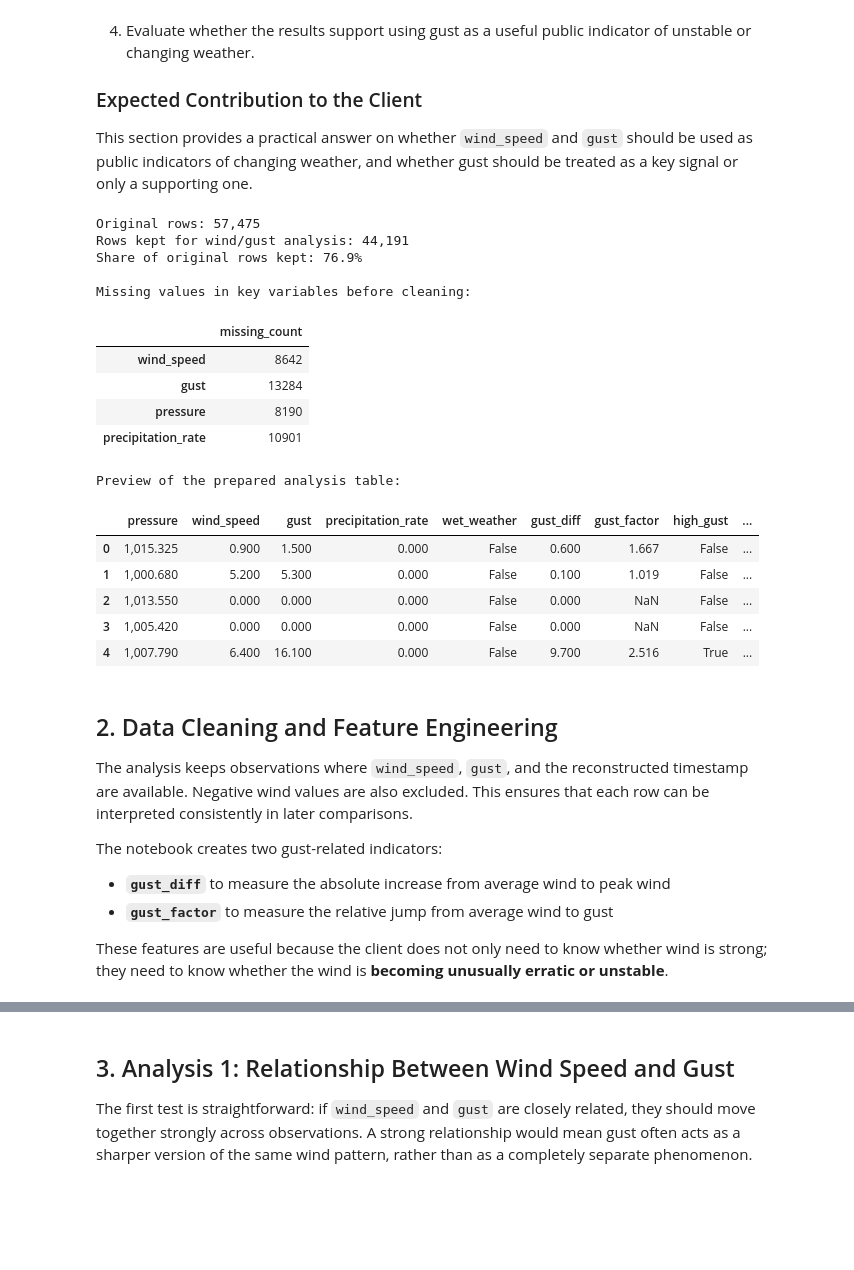
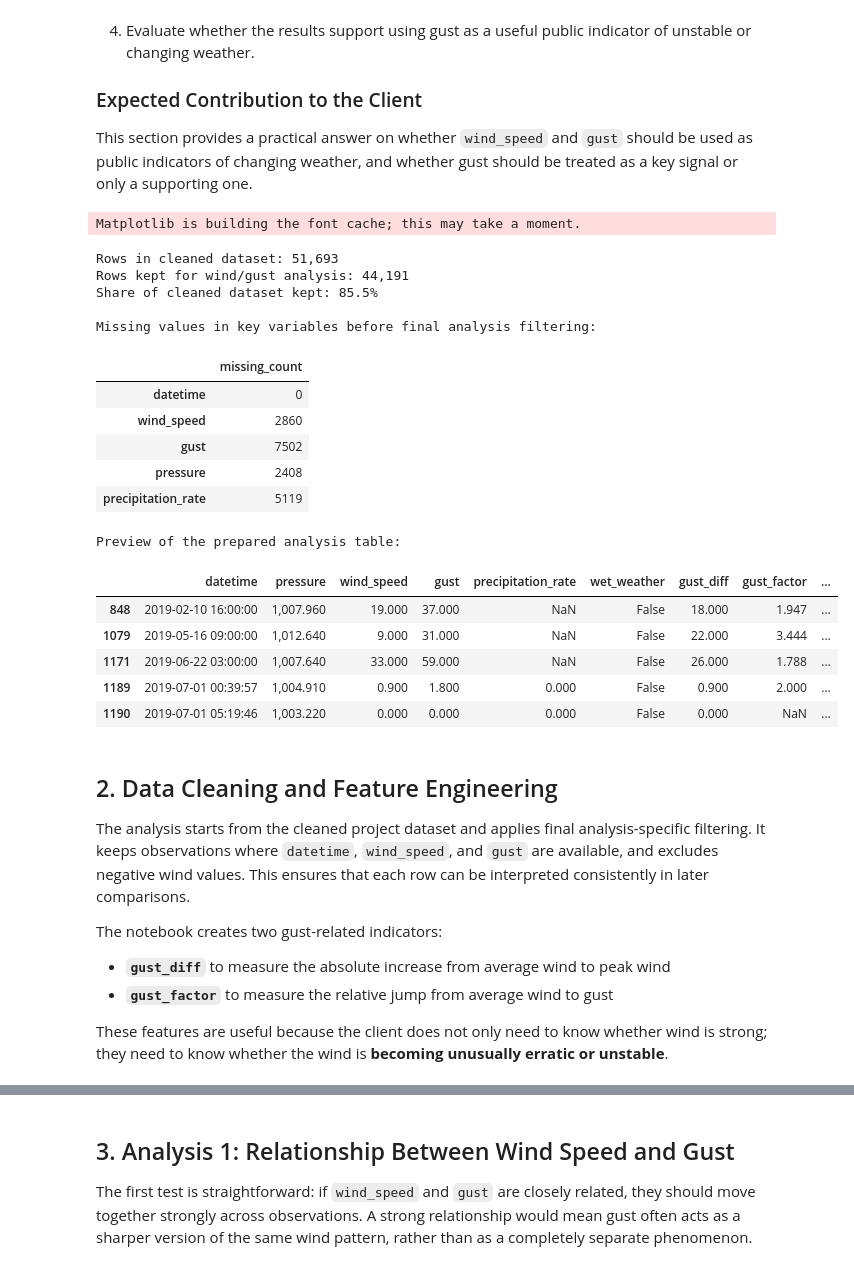
Before and after one commit to hyue3463-cloud/MWF-G2, a Jupyter notebook: develop-chen.ipynb, the cells around one changed output, grey strips where cells are left out. Cells and saved outputs as stored; diff of their text form; code cells hidden in the pictures; blank space fills up the shorter version.

```diff
--- a/develop-chen.ipynb
+++ b/develop-chen.ipynb
@@ -53,62 +53,74 @@ pd.set_option('display.max_columns', None)
 pd.set_option('display.float_format', lambda x: f'{x:,.3f}')
 
 ROOT = Path.cwd()
-DATA_PATH = ROOT / 'data' / 'malaysia_weather_data.csv'
+DATA_PATH = ROOT / 'data' / 'malaysia_weather_cleaned.csv'
+CSV_TITLE_ROWS = 1
+# %% [output]
+Matplotlib is building the font cache; this may take a moment.
 # %%
-def prepare_weather_subset(path: Path) -> pd.DataFrame:
-    """Load the project dataset and prepare the wind-focused analysis table."""
-    df = pd.read_csv(path)
+def load_cleaned_weather(path: Path) -> pd.DataFrame:
+    """Load the cleaned project dataset.
 
-    cols = ['pressure', 'wind_speed', 'gust', 'precipitation_rate']
+    The CSV has a one-line file title before the actual header, so the first row is skipped.
+    """
+    df = pd.read_csv(path, skiprows=CSV_TITLE_ROWS)
+    df['datetime'] = pd.to_datetime(df['datetime'], errors='coerce')
+    return df
+
+
+def prepare_weather_subset(df: pd.DataFrame) -> pd.DataFrame:
+    """Prepare the wind-focused analysis table from the cleaned weather dataset."""
+    cols = ['datetime', 'pressure', 'wind_speed', 'gust', 'precipitation_rate']
     weather = df[cols].copy()
 
-    weather = weather.dropna(subset=['wind_speed', 'gust']).copy()
+    weather = weather.dropna(subset=['datetime', 'wind_speed', 'gust']).copy()
     weather = weather[(weather['wind_speed'] >= 0) & (weather['gust'] >= 0)].copy()
 
     # Create simple indicators that match the research question.
     weather['wet_weather'] = weather['precipitation_rate'].fillna(0) > 0
     weather['gust_diff'] = weather['gust'] - weather['wind_speed']
     weather['gust_factor'] = np.where(weather['wind_speed'] > 0, weather['gust'] / weather['wind_speed'], np.nan)
     weather['high_gust'] = weather['gust'] >= weather['gust'].quantile(0.9)
     weather['high_gust_factor'] = weather['gust_factor'] >= weather['gust_factor'].quantile(0.9)
 
     return weather
 
-raw_df = pd.read_csv(DATA_PATH)
-analysis_df = prepare_weather_subset(DATA_PATH)
+raw_df = load_cleaned_weather(DATA_PATH)
+analysis_df = prepare_weather_subset(raw_df)
 
-missing_summary = raw_df[['wind_speed', 'gust', 'pressure', 'precipitation_rate']].isna().sum().rename('missing_count').to_frame()
+missing_summary = raw_df[['datetime', 'wind_speed', 'gust', 'pressure', 'precipitation_rate']].isna().sum().rename('missing_count').to_frame()
 
-print(f'Original rows: {len(raw_df):,}')
+print(f'Rows in cleaned dataset: {len(raw_df):,}')
 print(f'Rows kept for wind/gust analysis: {len(analysis_df):,}')
-print(f'Share of original rows kept: {len(analysis_df) / len(raw_df):.1%}')
+print(f'Share of cleaned dataset kept: {len(analysis_df) / len(raw_df):.1%}')
 print()
-print('Missing values in key variables before cleaning:')
+print('Missing values in key variables before final analysis filtering:')
 display(missing_summary)
 print('Preview of the prepared analysis table:')
 display(analysis_df.head())
 # %% [output]
-Original rows: 57,475
+Rows in cleaned dataset: 51,693
 Rows kept for wind/gust analysis: 44,191
-Share of original rows kept: 76.9%
+Share of cleaned dataset kept: 85.5%
 
-Missing values in key variables before cleaning:
+Missing values in key variables before final analysis filtering:
 |  | missing_count |
-| wind_speed | 8642 |
-| gust | 13284 |
-| pressure | 8190 |
-| precipitation_rate | 10901 |
+| datetime | 0 |
+| wind_speed | 2860 |
+| gust | 7502 |
+| pressure | 2408 |
+| precipitation_rate | 5119 |
 Preview of the prepared analysis table:
-|  | pressure | wind_speed | gust | precipitation_rate | wet_weather | gust_diff | gust_factor | high_gust | ... |
-| 0 | 1,015.325 | 0.900 | 1.500 | 0.000 | False | 0.600 | 1.667 | False | ... |
-| 1 | 1,000.680 | 5.200 | 5.300 | 0.000 | False | 0.100 | 1.019 | False | ... |
-| 2 | 1,013.550 | 0.000 | 0.000 | 0.000 | False | 0.000 | NaN | False | ... |
-| 3 | 1,005.420 | 0.000 | 0.000 | 0.000 | False | 0.000 | NaN | False | ... |
-| 4 | 1,007.790 | 6.400 | 16.100 | 0.000 | False | 9.700 | 2.516 | True | ... |
+|  | datetime | pressure | wind_speed | gust | precipitation_rate | wet_weather | gust_diff | gust_factor | ... |
+| 848 | 2019-02-10 16:00:00 | 1,007.960 | 19.000 | 37.000 | NaN | False | 18.000 | 1.947 | ... |
+| 1079 | 2019-05-16 09:00:00 | 1,012.640 | 9.000 | 31.000 | NaN | False | 22.000 | 3.444 | ... |
+| 1171 | 2019-06-22 03:00:00 | 1,007.640 | 33.000 | 59.000 | NaN | False | 26.000 | 1.788 | ... |
+| 1189 | 2019-07-01 00:39:57 | 1,004.910 | 0.900 | 1.800 | 0.000 | False | 0.900 | 2.000 | ... |
+| 1190 | 2019-07-01 05:19:46 | 1,003.220 | 0.000 | 0.000 | 0.000 | False | 0.000 | NaN | ... |
 # %% [markdown]
 ## 2. Data Cleaning and Feature Engineering
 
-The analysis keeps observations where `wind_speed`, `gust`, and the reconstructed timestamp are available. Negative wind values are also excluded. This ensures that each row can be interpreted consistently in later comparisons.
+The analysis starts from the cleaned project dataset and applies final analysis-specific filtering. It keeps observations where `datetime`, `wind_speed`, and `gust` are available, and excludes negative wind values. This ensures that each row can be interpreted consistently in later comparisons.
 
 The notebook creates two gust-related indicators:
 
```
Also changed, not shown: parts of 10 cells of this notebook.
